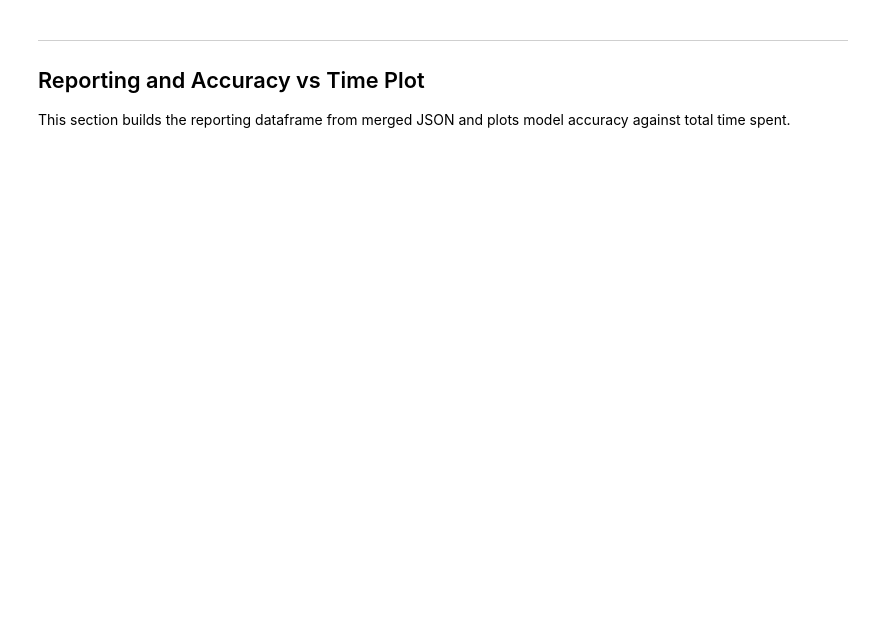
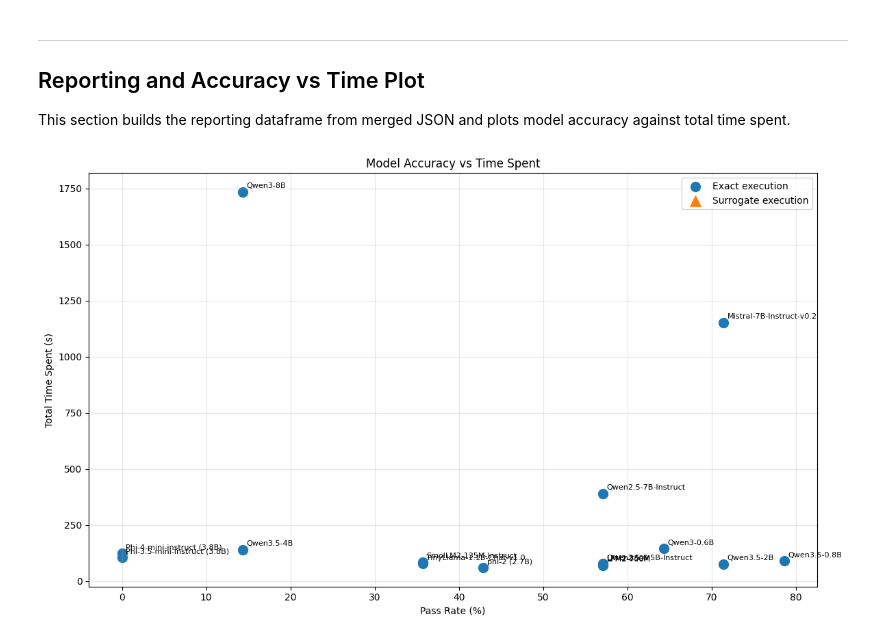
Before and after one commit to Edward-H26/MIRA, a Jupyter notebook: llm_test/ai_prototype.ipynb, the cells around one changed output. Drawn from its saved outputs; the diff is of its cells as text; code cells hidden in the pictures; blank space fills up the shorter version.

Commit message:
add model results

```diff
--- a/llm_test/ai_prototype.ipynb
+++ b/llm_test/ai_prototype.ipynb
@@ -2173,6 +2666,7 @@ with open(MERGED_RESULTS_PATH, "r", encoding="utf-8") as fileHandle:
 reportDf = pd.DataFrame(
     [
         {
+            "Model Label": record.get("modelLabel", getModelDisplayLabel(record.get("modelId", ""), record.get("params", ""))),
             "Model ID": record.get("modelId", ""),
             "Execution Model ID": record.get("executionModelId", ""),
             "Surrogate": record.get("surrogateUsed", False),
@@ -2196,24 +2690,26 @@ else:
 # %%
 
 if reportDf.empty:
     print("No data to plot.")
 else:
     plt.figure(figsize=(12, 7))
 
     base = reportDf[reportDf["Surrogate"] == False]
     surrogate = reportDf[reportDf["Surrogate"] == True]
 
     plt.scatter(base["Pass Rate (%)"], base["Time Spent (s)"], label="Exact execution", marker="o", s=100)
     plt.scatter(surrogate["Pass Rate (%)"], surrogate["Time Spent (s)"], label="Surrogate execution", marker="^", s=120)
 
     for _, row in reportDf.iterrows():
-        label = row["Model ID"].split("/")[-1]
+        label = row["Model Label"]
         plt.annotate(label, (row["Pass Rate (%)"], row["Time Spent (s)"]), fontsize=8, xytext=(4, 4), textcoords="offset points")
 
     plt.title("Model Accuracy vs Time Spent")
     plt.xlabel("Pass Rate (%)")
     plt.ylabel("Total Time Spent (s)")
     plt.grid(alpha=0.3)
     plt.legend()
     plt.tight_layout()
     plt.show()
+# %% [output]
+[figure, added]
```
Also changed, not shown: parts of 25 cells of this notebook, 18 other files.
